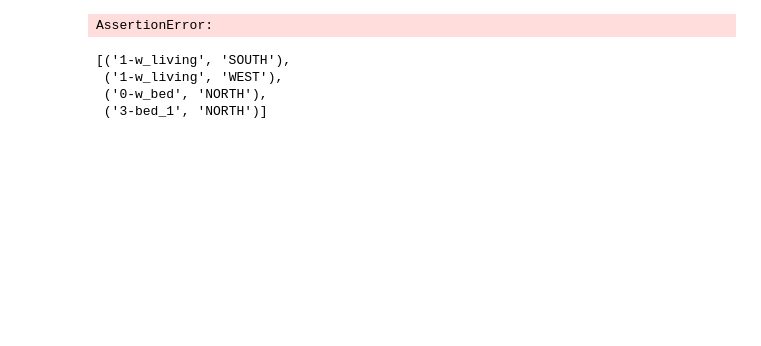
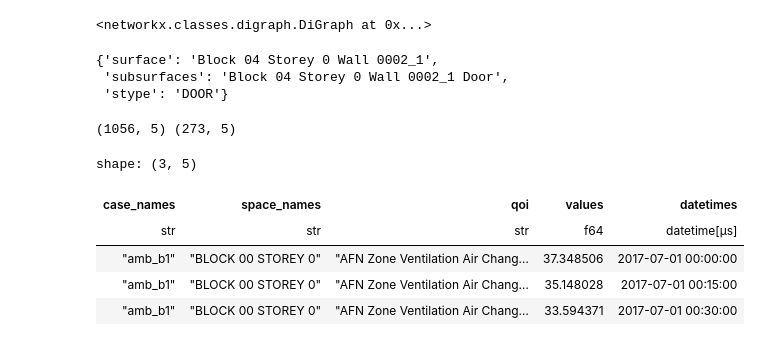
Before and after one commit to juliet29/plan2EPlus, a Jupyter notebook: _notebooks/t05_svg2plan.ipynb, the cells around one changed output. Drawn from its saved outputs; the diff is of its cells as text; code cells hidden in the pictures; blank space fills up the shorter version.

```diff
--- a/_notebooks/t05_svg2plan.ipynb
+++ b/_notebooks/t05_svg2plan.ipynb
@@ -83,12 +57,28 @@ assert G_zones.nodes < G_afn_maybe.nodes
-# %%
-assert G_afn_maybe.nodes < G_zones.nodes
-# %% [output]
-AssertionError:
-# %%
-diff = list(set(G_subsurf.edges).difference(G_zones.edges))
-diff
-# %% [output]
-[('1-w_living', 'SOUTH'),
- ('1-w_living', 'WEST'),
- ('0-w_bed', 'NORTH'),
- ('3-bed_1', 'NORTH')]
+# %%
+G_rev =  G.reverse()
+G_rev
+# %% [output]
+<networkx.classes.digraph.DiGraph at 0x...>
+# %%
+G_rev.edges[('0-w_bed', '4-w_bath')]
+# %% [output]
+{'surface': 'Block 04 Storey 0 Wall 0002_1',
+ 'subsurfaces': 'Block 04 Storey 0 Wall 0002_1 Door',
+ 'stype': 'DOOR'}
+# %%
+qoi4 = all_variables.afn.zone["ach"]
+qoi1 = 'AFN Linkage Node 1 to Node 2 Volume Flow Rate'
+qoi12 = 'AFN Linkage Node 2 to Node 1 Volume Flow Rate'
+curr_qoi = qoi4
+df = create_dataframe_for_case(case_name, sql, curr_qoi)
+df_vals = df.filter(pl.col("values") > 0 )
+print(df.shape, df_vals.shape)
+df.head(3)
+# %% [output]
+(1056, 5) (273, 5)
+shape: (3, 5)
+| case_names | space_names | qoi | values | datetimes |
+| str | str | str | f64 | datetime[μs] |
+| "amb_b1" | "BLOCK 00 STOREY 0" | "AFN Zone Ventilation Air Chang… | 37.348506 | 2017-07-01 00:00:00 |
+| "amb_b1" | "BLOCK 00 STOREY 0" | "AFN Zone Ventilation Air Chang… | 35.148028 | 2017-07-01 00:15:00 |
+| "amb_b1" | "BLOCK 00 STOREY 0" | "AFN Zone Ventilation Air Chang… | 33.594371 | 2017-07-01 00:30:00 |
```
Also changed, not shown: parts of 22 cells of this notebook, 3 other files.
